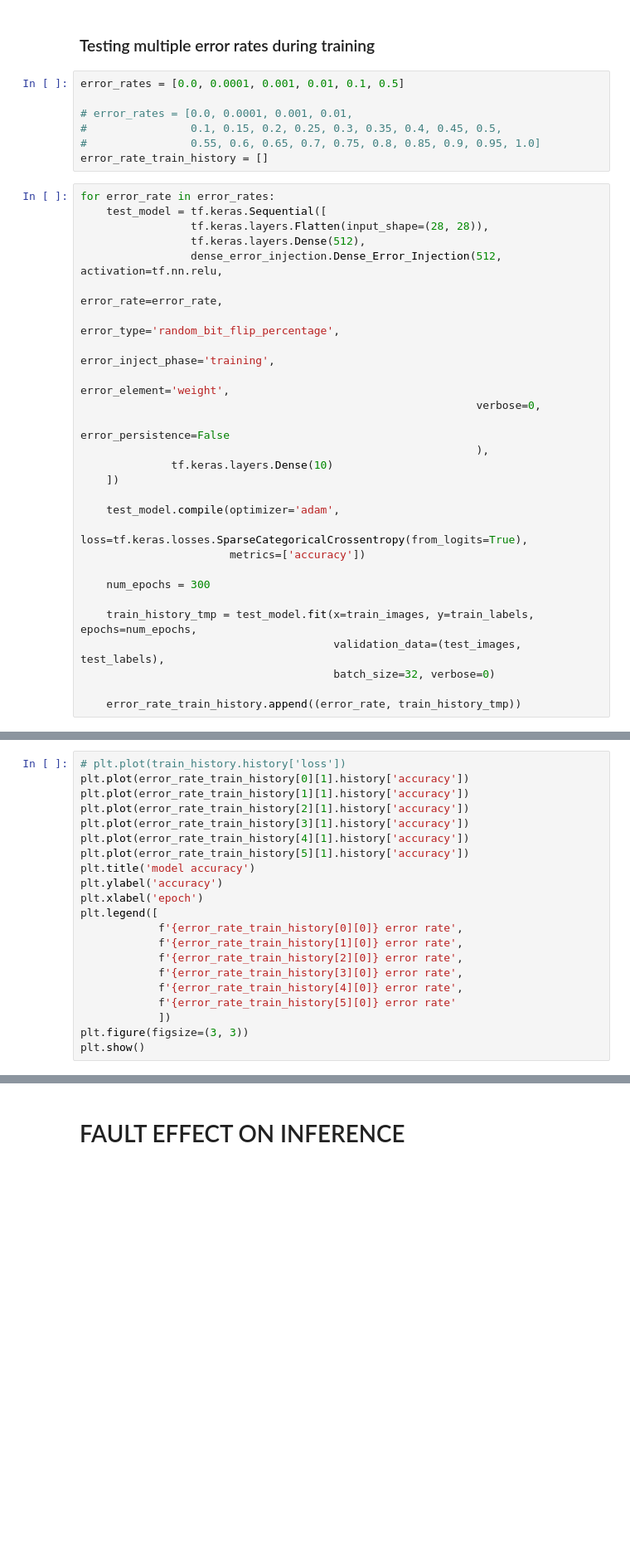
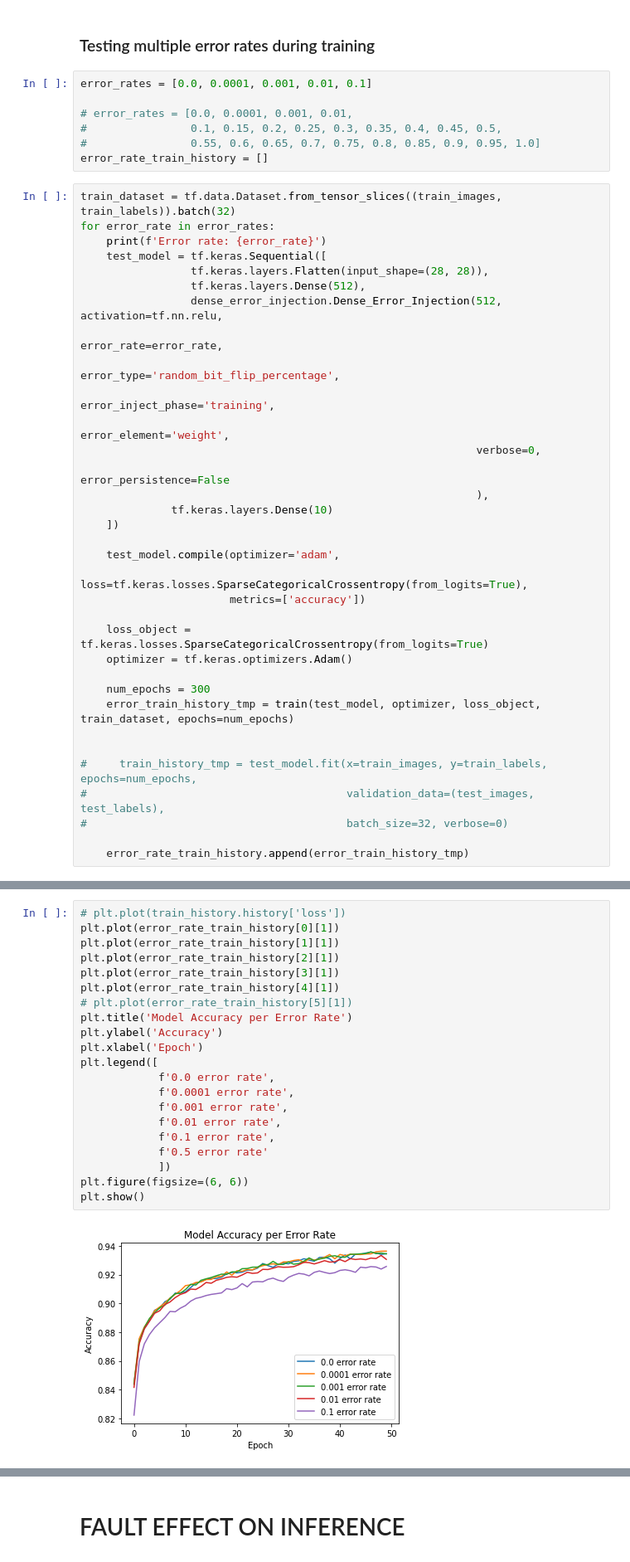
Before and after one commit to dPhanekham/tf2_error_injection, a Jupyter notebook: iris_inject_errors/mnist_fashion_fault_injection.ipynb, the cells around one changed output, grey strips where cells are left out. Shown at 83% size. Cells and saved outputs as stored; diff of their text form; blank space fills up the shorter version.

```diff
--- a/iris_inject_errors/mnist_fashion_fault_injection.ipynb
+++ b/iris_inject_errors/mnist_fashion_fault_injection.ipynb
@@ -117,14 +189,16 @@ plt.show()
 # %% [markdown]
 ### Testing multiple error rates during training
 # %%
-error_rates = [0.0, 0.0001, 0.001, 0.01, 0.1, 0.5]
+error_rates = [0.0, 0.0001, 0.001, 0.01, 0.1]
 
 # error_rates = [0.0, 0.0001, 0.001, 0.01,
 #                0.1, 0.15, 0.2, 0.25, 0.3, 0.35, 0.4, 0.45, 0.5,
 #                0.55, 0.6, 0.65, 0.7, 0.75, 0.8, 0.85, 0.9, 0.95, 1.0]
 error_rate_train_history = []
 # %%
+train_dataset = tf.data.Dataset.from_tensor_slices((train_images, train_labels)).batch(32)
 for error_rate in error_rates:
+    print(f'Error rate: {error_rate}')
     test_model = tf.keras.Sequential([
                  tf.keras.layers.Flatten(input_shape=(28, 28)),
                  tf.keras.layers.Dense(512),
@@ -143,11 +217,16 @@ for error_rate in error_rates:
                        loss=tf.keras.losses.SparseCategoricalCrossentropy(from_logits=True),
                        metrics=['accuracy'])
 
+    loss_object = tf.keras.losses.SparseCategoricalCrossentropy(from_logits=True)
+    optimizer = tf.keras.optimizers.Adam()
+
     num_epochs = 300
+    error_train_history_tmp = train(test_model, optimizer, loss_object, train_dataset, epochs=num_epochs)
 
-    train_history_tmp = test_model.fit(x=train_images, y=train_labels, epochs=num_epochs,
-                                       validation_data=(test_images,  test_labels),
-                                       batch_size=32, verbose=0)
 
-    error_rate_train_history.append((error_rate, train_history_tmp))
+#     train_history_tmp = test_model.fit(x=train_images, y=train_labels, epochs=num_epochs,
+#                                        validation_data=(test_images,  test_labels),
+#                                        batch_size=32, verbose=0)
+
+    error_rate_train_history.append(error_train_history_tmp)
 # %% [output]
@@ -162,21 +252,23 @@ inserting 26214 errors
 # %%
 # plt.plot(train_history.history['loss'])
-plt.plot(error_rate_train_history[0][1].history['accuracy'])
-plt.plot(error_rate_train_history[1][1].history['accuracy'])
-plt.plot(error_rate_train_history[2][1].history['accuracy'])
-plt.plot(error_rate_train_history[3][1].history['accuracy'])
-plt.plot(error_rate_train_history[4][1].history['accuracy'])
-plt.plot(error_rate_train_history[5][1].history['accuracy'])
-plt.title('model accuracy')
-plt.ylabel('accuracy')
-plt.xlabel('epoch')
+plt.plot(error_rate_train_history[0][1])
+plt.plot(error_rate_train_history[1][1])
+plt.plot(error_rate_train_history[2][1])
+plt.plot(error_rate_train_history[3][1])
+plt.plot(error_rate_train_history[4][1])
+# plt.plot(error_rate_train_history[5][1])
+plt.title('Model Accuracy per Error Rate')
+plt.ylabel('Accuracy')
+plt.xlabel('Epoch')
 plt.legend([
-            f'{error_rate_train_history[0][0]} error rate',
-            f'{error_rate_train_history[1][0]} error rate',
-            f'{error_rate_train_history[2][0]} error rate',
-            f'{error_rate_train_history[3][0]} error rate',
-            f'{error_rate_train_history[4][0]} error rate',
-            f'{error_rate_train_history[5][0]} error rate'
+            f'0.0 error rate',
+            f'0.0001 error rate',
+            f'0.001 error rate',
+            f'0.01 error rate',
+            f'0.1 error rate',
+            f'0.5 error rate'
             ])
-plt.figure(figsize=(3, 3))
+plt.figure(figsize=(6, 6))
 plt.show()
+# %% [output]
+[figure, added]
```
Also changed, not shown: parts of 17 cells of this notebook, 5 other files.
